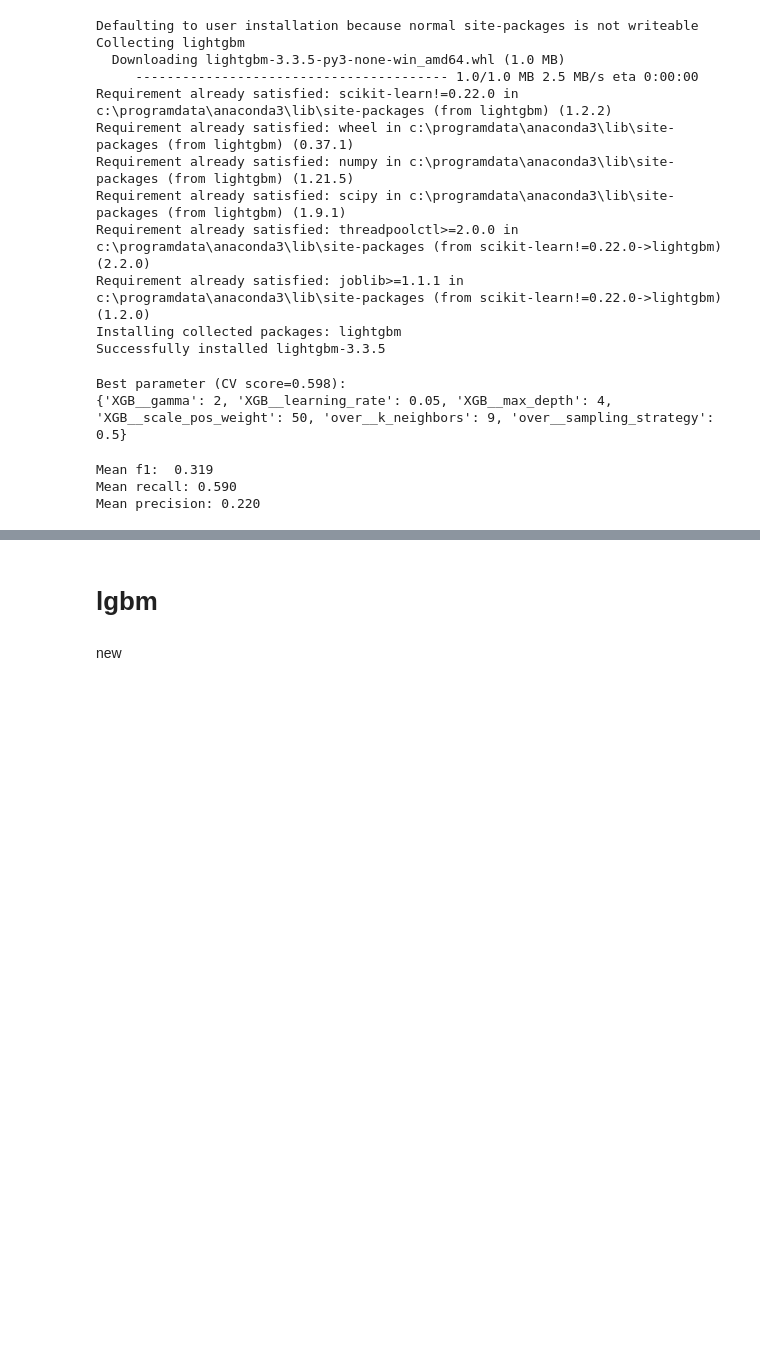
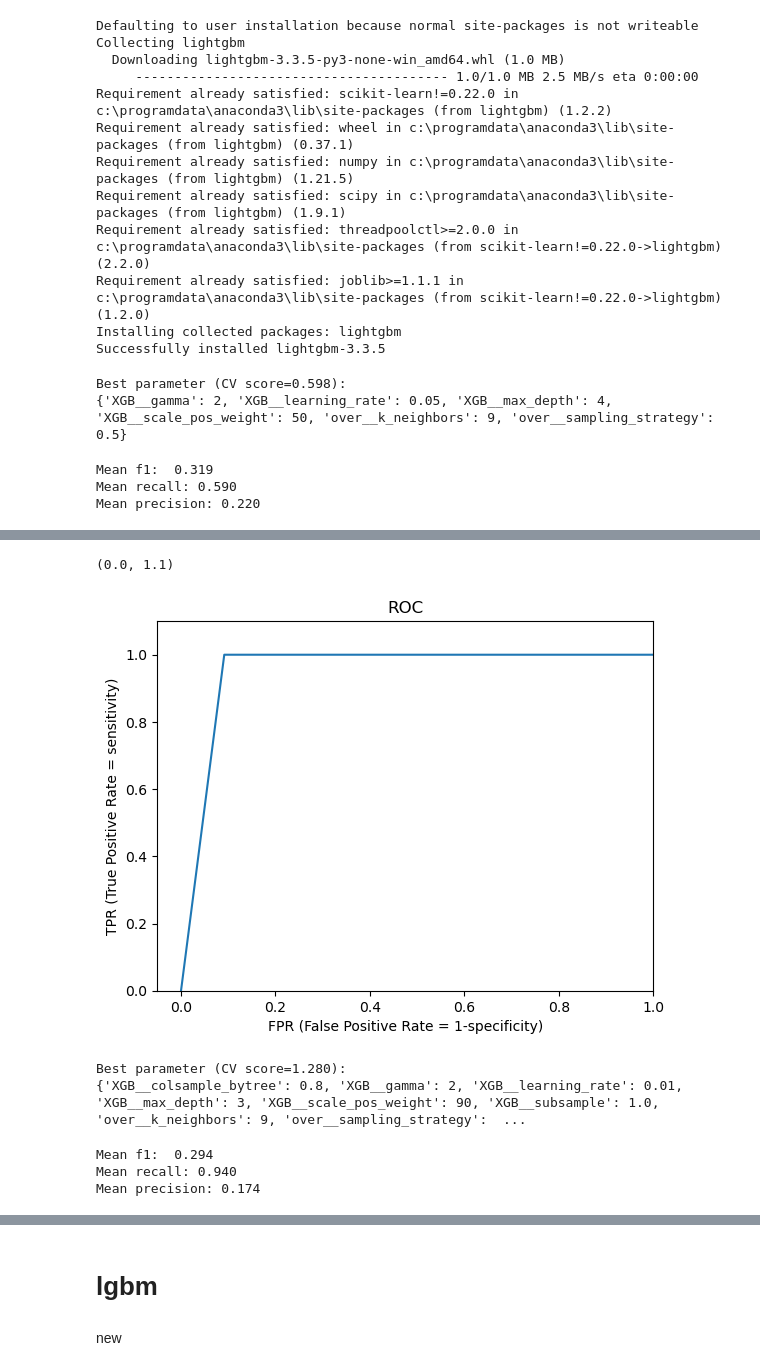
Before and after one commit to roy2392/breast_cancer_classification, a Jupyter notebook: pipline for A Stage.ipynb, the cells around one changed output, grey strips where cells are left out. Drawn from its saved outputs; the diff is of its cells as text; code cells hidden in the pictures; blank space fills up the shorter version.

```diff
--- a/pipline for A Stage.ipynb
+++ b/pipline for A Stage.ipynb
@@ -152,7 +153,7 @@ y = df['A Stage']
 # %%
 over = SMOTE()
 scaler = StandardScaler() #אני מנסה פה להשתמש בסקלר בלי לעטוף חזרה את הנתונים בטבלת פנדה. אם זה לא יעבוד נעטוף בפונקציה נפרדת
-logistic = LogisticRegression()#max_iter=10000) #צריך להגדיר את המודל
+logistic = LogisticRegression(max_iter=100000) #צריך להגדיר את המודל
 #log_steps = [("encoder",encoder),("selector",selector),("scaler", scaler), ("over", over), ("logistic", logistic)]
 log_steps = [("scaler", scaler), ("over", over), ("logistic", logistic)]
 
@@ -182,3 +183,9 @@ log_estimator_new = search_new.best_estimator_
 # %% [output]
 Best parameter (CV score=1.121):
 {'logistic__C': 4, 'logistic__class_weight': {0: 1, 1: 2}, 'over__k_neighbors': 7, 'over__sampling_strategy': 0.2}
+# %%
+search_new2 = GridSearchCV(pipe_log, param_grid_log, n_jobs=5,scoring=make_scorer(f_new2))
+search_new2.fit(X, y)
+print("Best parameter (CV score=%0.3f):" % search_new2.best_score_)
+print(search_new2.best_params_)
+log_estimator_new2 = search_new2.best_estimator_
@@ -672,0 +742,12 @@ weighted avg       0.98      0.91      0.94      4024
+# %%
+fpr, tpr, thresholds = roc_curve(y, XGB_estimator.predict(X), pos_label=1)
+res = pd.DataFrame({'FPR': fpr, 'TPR': tpr, 'Threshold': thresholds})
+plt.plot(fpr, tpr)
+plt.title('ROC')
+plt.xlabel('FPR (False Positive Rate = 1-specificity)')
+plt.ylabel('TPR (True Positive Rate = sensitivity)')
+plt.xlim([-0.05, 1])
+plt.ylim([0, 1.1])
+# %% [output]
+(0.0, 1.1)
+[figure, added]
@@ -672,0 +771,20 @@ weighted avg       0.98      0.91      0.94      4024
+# %%
+XGB_search = GridSearchCV(pipe_XGB, param_grid_XGB, n_jobs=4,scoring=make_scorer(f_new2))
+XGB_search.fit(X, y)
+XGB_estimator =XGB_search.best_estimator_
+
+print("Best parameter (CV score=%0.3f):" % XGB_search.best_score_)
+print(XGB_search.best_params_)
+# %% [output]
+Best parameter (CV score=1.280):
+{'XGB__colsample_bytree': 0.8, 'XGB__gamma': 2, 'XGB__learning_rate': 0.01, 'XGB__max_depth': 3, 'XGB__scale_pos_weight': 90, 'XGB__subsample': 1.0, 'over__k_neighbors': 9, 'over__sampling_strategy':  ...
+# %%
+cv = RepeatedStratifiedKFold(n_splits=5, n_repeats=2, random_state=1)
+scores = cross_validate(XGB_estimator, X, y, scoring=['recall','f1','precision'], cv=cv, n_jobs=-1)
+print('Mean f1:  %.3f' % mean(scores['test_f1']))
+print('Mean recall: %.3f' % mean(scores['test_recall']))
+print('Mean precision: %.3f' % mean(scores['test_precision']))
+# %% [output]
+Mean f1:  0.294
+Mean recall: 0.940
+Mean precision: 0.174
```
Also changed, not shown: parts of 27 cells of this notebook, 1 other file.
